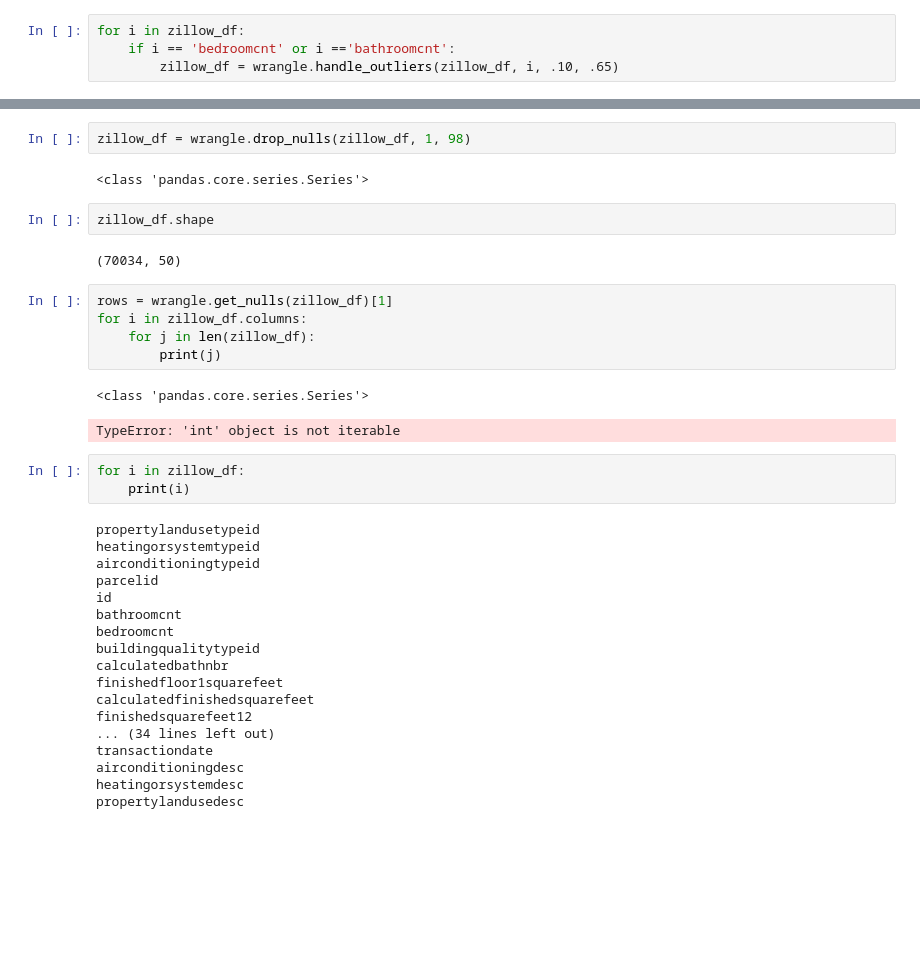
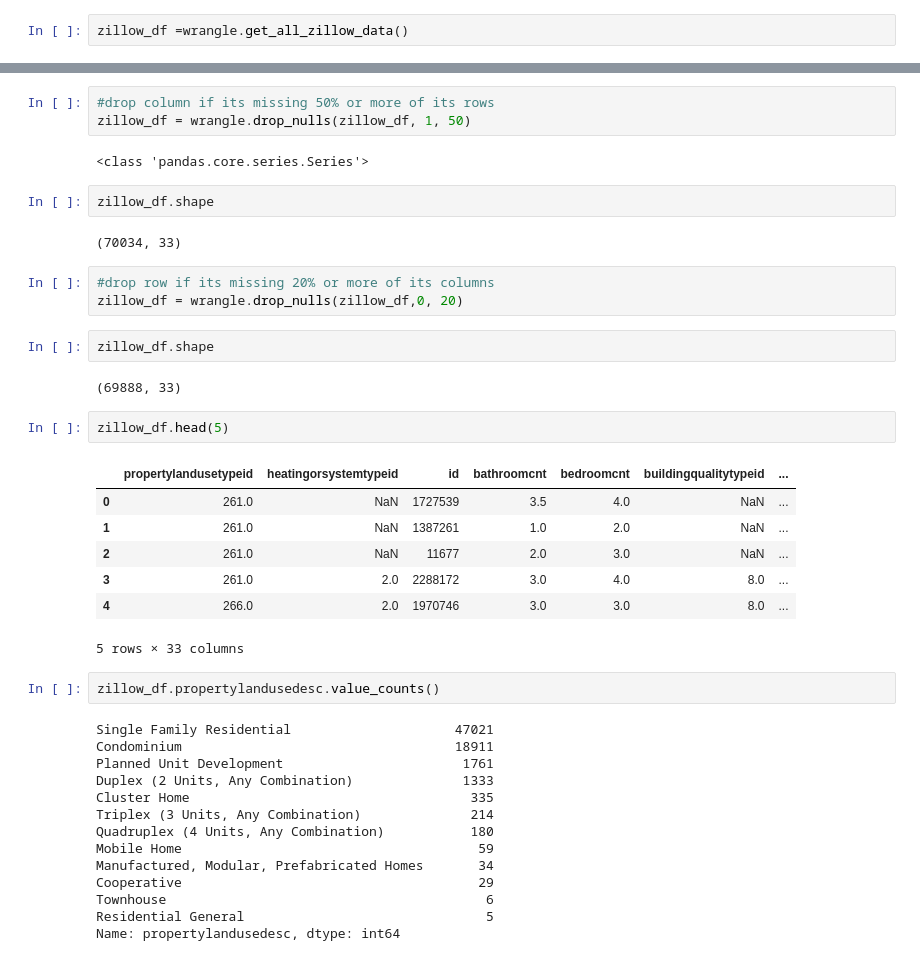
Before and after one commit to carterrxavier/clustering-exercises, a Jupyter notebook: wrangle.ipynb, the cells around one changed output, grey strips where cells are left out. Cells and saved outputs as stored; diff of their text form; blank space fills up the shorter version.

Commit message:
finish zillow clean

```diff
--- a/wrangle.ipynb
+++ b/wrangle.ipynb
@@ -100,6 +101,4 @@ rows
 # %% [markdown]
 ### Prepare
 # %%
-for i in zillow_df:
-    if i == 'bedroomcnt' or i =='bathroomcnt':
-        zillow_df = wrangle.handle_outliers(zillow_df, i, .10, .65)
+zillow_df =wrangle.get_all_zillow_data()
@@ -110,37 +118,42 @@ zillow_df.shape
 # %%
-zillow_df = wrangle.drop_nulls(zillow_df, 1, 98)
+#drop column if its missing 50% or more of its rows
+zillow_df = wrangle.drop_nulls(zillow_df, 1, 50)
 # %% [output]
 <class 'pandas.core.series.Series'>
 # %%
 zillow_df.shape
 # %% [output]
-(70034, 50)
+(70034, 33)
 # %%
-rows = wrangle.get_nulls(zillow_df)[1]
-for i in zillow_df.columns:
-    for j in len(zillow_df):
-        print(j)
+#drop row if its missing 20% or more of its columns
+zillow_df = wrangle.drop_nulls(zillow_df,0, 20)
-# %% [output]
-<class 'pandas.core.series.Series'>
-TypeError: 'int' object is not iterable
 # %%
-for i in zillow_df:
-    print(i)
+zillow_df.shape
 # %% [output]
-propertylandusetypeid
-heatingorsystemtypeid
-airconditioningtypeid
-parcelid
-id
-bathroomcnt
-bedroomcnt
-buildingqualitytypeid
-calculatedbathnbr
-finishedfloor1squarefeet
-calculatedfinishedsquarefeet
-finishedsquarefeet12
-... (34 lines left out)
-transactiondate
-airconditioningdesc
-heatingorsystemdesc
-propertylandusedesc
+(69888, 33)
+# %%
+zillow_df.head(5)
+# %% [output]
+|  | propertylandusetypeid | heatingorsystemtypeid | id | bathroomcnt | bedroomcnt | buildingqualitytypeid | ... |
+| 0 | 261.0 | NaN | 1727539 | 3.5 | 4.0 | NaN | ... |
+| 1 | 261.0 | NaN | 1387261 | 1.0 | 2.0 | NaN | ... |
+| 2 | 261.0 | NaN | 11677 | 2.0 | 3.0 | NaN | ... |
+| 3 | 261.0 | 2.0 | 2288172 | 3.0 | 4.0 | 8.0 | ... |
+| 4 | 266.0 | 2.0 | 1970746 | 3.0 | 3.0 | 8.0 | ... |
+5 rows × 33 columns
+# %%
+zillow_df.propertylandusedesc.value_counts()
+# %% [output]
+Single Family Residential                     47021
+Condominium                                   18911
+Planned Unit Development                       1761
+Duplex (2 Units, Any Combination)              1333
+Cluster Home                                    335
+Triplex (3 Units, Any Combination)              214
+Quadruplex (4 Units, Any Combination)           180
+Mobile Home                                      59
+Manufactured, Modular, Prefabricated Homes       34
+Cooperative                                      29
+Townhouse                                         6
+Residential General                               5
+Name: propertylandusedesc, dtype: int64
```
Also changed, not shown: parts of 11 cells of this notebook, 2 other files.
